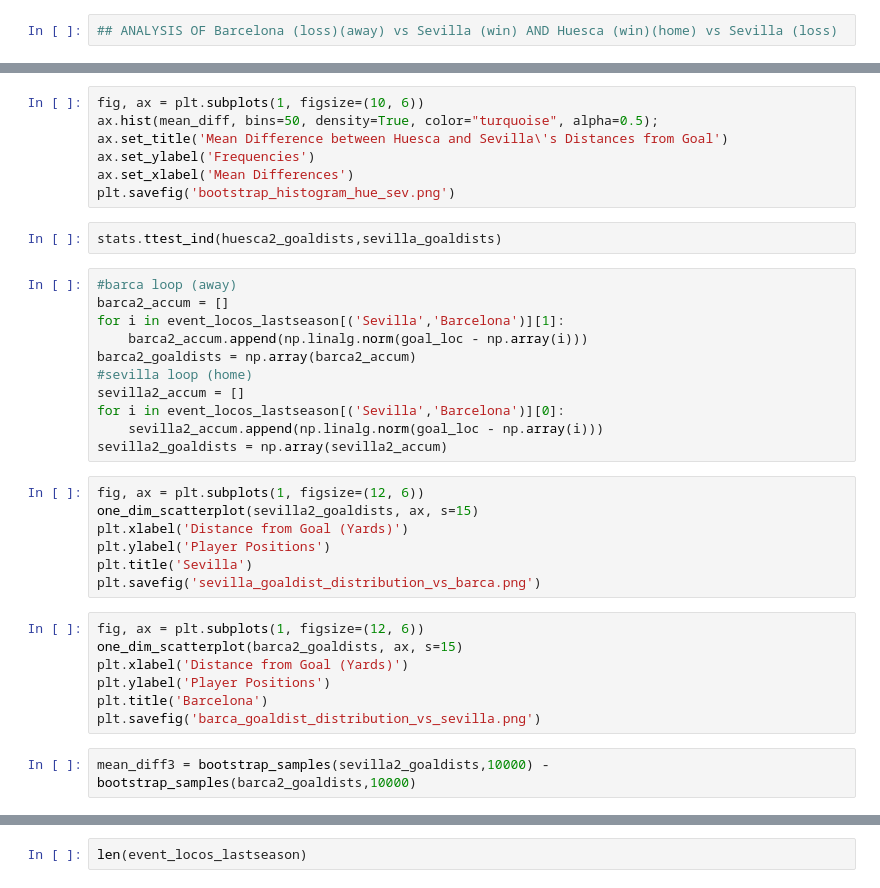
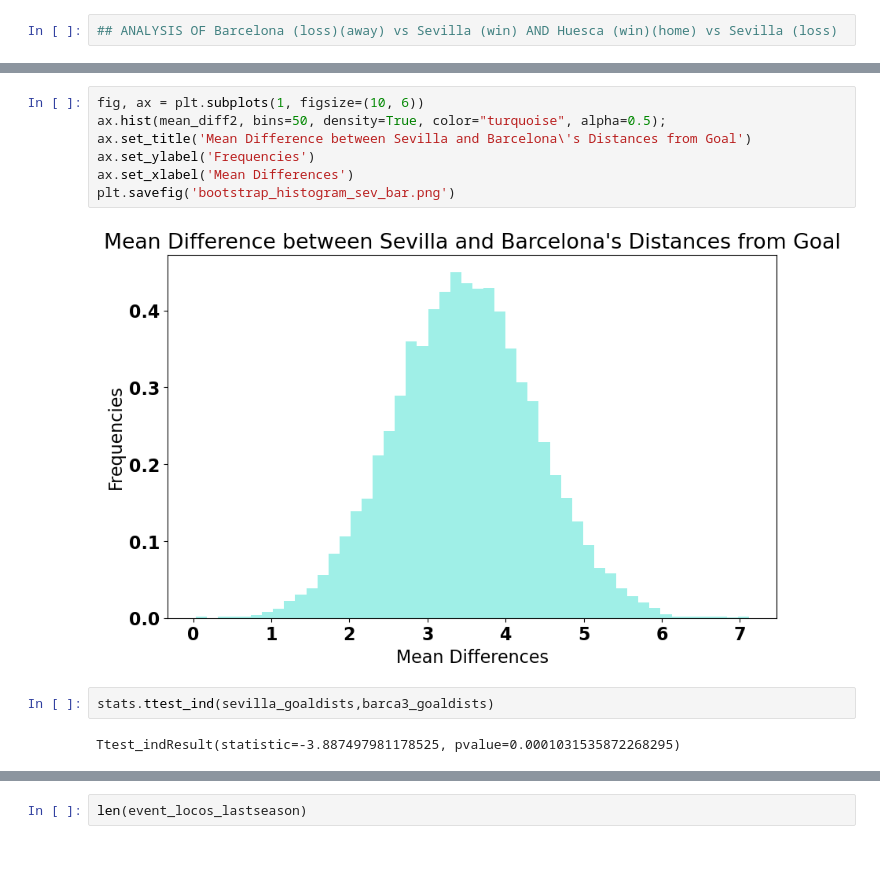
Before and after one commit to hashim-albattah/capstone1, a Jupyter notebook: src/soccer_data_exploration.ipynb, the cells around one changed output, grey strips where cells are left out. Cells and saved outputs as stored; diff of their text form; blank space fills up the shorter version.

```diff
--- a/src/soccer_data_exploration.ipynb
+++ b/src/soccer_data_exploration.ipynb
@@ -706,36 +692,13 @@ mean_diff2 = bootstrap_samples(huesca2_goaldists,10000) - bootstrap_samples(sevi
 # %%
 fig, ax = plt.subplots(1, figsize=(10, 6))
-ax.hist(mean_diff, bins=50, density=True, color="turquoise", alpha=0.5);
-ax.set_title('Mean Difference between Huesca and Sevilla\'s Distances from Goal')
+ax.hist(mean_diff2, bins=50, density=True, color="turquoise", alpha=0.5);
+ax.set_title('Mean Difference between Sevilla and Barcelona\'s Distances from Goal')
 ax.set_ylabel('Frequencies')
 ax.set_xlabel('Mean Differences')
-plt.savefig('bootstrap_histogram_hue_sev.png')
+plt.savefig('bootstrap_histogram_sev_bar.png')
+# %% [output]
+[figure, added]
 # %%
-stats.ttest_ind(huesca2_goaldists,sevilla_goaldists)
+stats.ttest_ind(sevilla_goaldists,barca3_goaldists)
+# %% [output]
+Ttest_indResult(statistic=-3.887497981178525, pvalue=0.0001031535872268295)
-# %%
-#barca loop (away)
-barca2_accum = []
-for i in event_locos_lastseason[('Sevilla','Barcelona')][1]:
-    barca2_accum.append(np.linalg.norm(goal_loc - np.array(i)))
-barca2_goaldists = np.array(barca2_accum)
-#sevilla loop (home)
-sevilla2_accum = []
-for i in event_locos_lastseason[('Sevilla','Barcelona')][0]:
-    sevilla2_accum.append(np.linalg.norm(goal_loc - np.array(i)))
-sevilla2_goaldists = np.array(sevilla2_accum)
-# %%
-fig, ax = plt.subplots(1, figsize=(12, 6))
-one_dim_scatterplot(sevilla2_goaldists, ax, s=15)
-plt.xlabel('Distance from Goal (Yards)')
-plt.ylabel('Player Positions')
-plt.title('Sevilla')
-plt.savefig('sevilla_goaldist_distribution_vs_barca.png')
-# %%
-fig, ax = plt.subplots(1, figsize=(12, 6))
-one_dim_scatterplot(barca2_goaldists, ax, s=15)
-plt.xlabel('Distance from Goal (Yards)')
-plt.ylabel('Player Positions')
-plt.title('Barcelona')
-plt.savefig('barca_goaldist_distribution_vs_sevilla.png')
-# %%
-mean_diff3 = bootstrap_samples(sevilla2_goaldists,10000) - bootstrap_samples(barca2_goaldists,10000)
```
Also changed, not shown: parts of 16 cells of this notebook, 12 other files.
